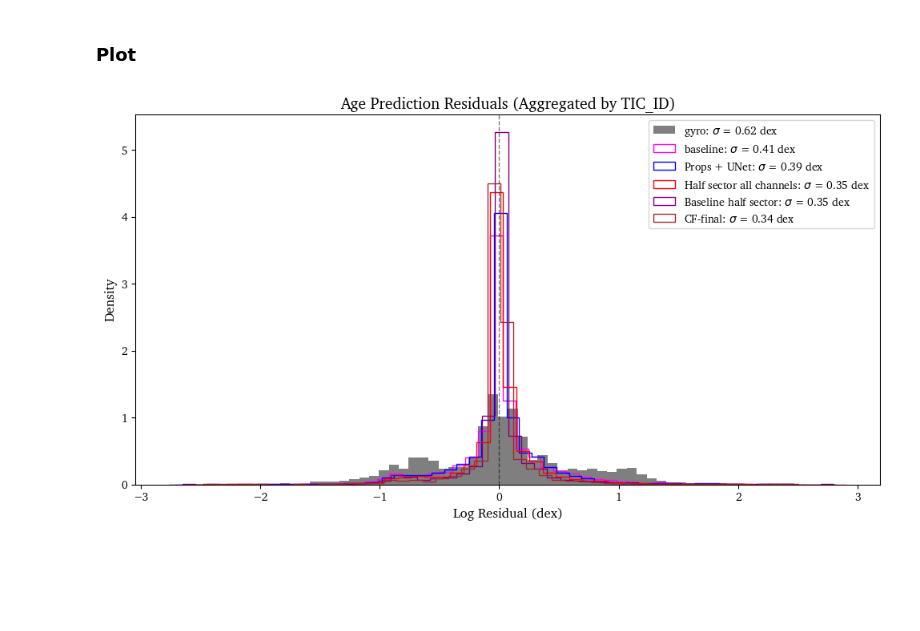
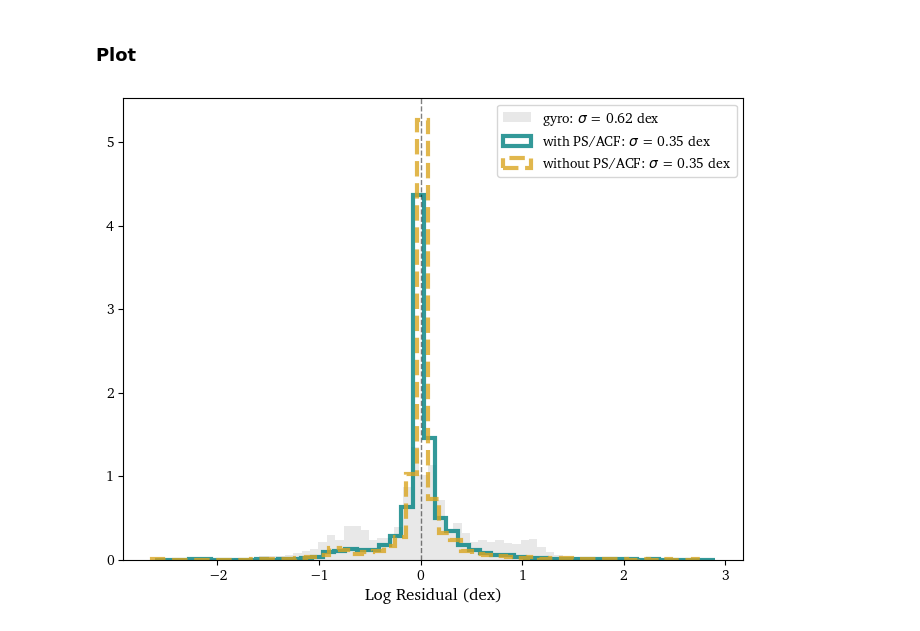
Before and after one commit to pvl19/lc-gen, a Jupyter notebook: notebooks/age_inference_analysis.ipynb, the cells around one changed output. Cells and saved outputs as stored; diff of their text form; code cells hidden in the pictures; blank space fills up the shorter version.

```diff
--- a/notebooks/age_inference_analysis.ipynb
+++ b/notebooks/age_inference_analysis.ipynb
@@ -36,31 +36,31 @@ scatter_cf_final = np.nanstd(cf_final['log_residual'])
 # %% [markdown]
 ### Plot
 # %%
-plt.figure(figsize=(12, 6))
+plt.figure(figsize=(8, 6))
 
-plt.hist(gyro['log_residual'], bins=50, alpha=0.5, label=r'gyro: $\sigma$ = {:.2f} dex'.format(scatter_gyro), color='black',density=True)
-plt.hist(baseline['log_residual'], bins=50, label=r'baseline: $\sigma$ = {:.2f} dex'.format(scatter_baseline), color='magenta',density=True,
-         histtype='step',edgecolor='magenta',linewidth=1, alpha=1)
+plt.hist(gyro['log_residual'], bins=50, alpha=0.5, label=r'gyro: $\sigma$ = {:.2f} dex'.format(scatter_gyro), color='lightgrey',density=True)
+# plt.hist(baseline['log_residual'], bins=50, label=r'baseline: $\sigma$ = {:.2f} dex'.format(scatter_baseline), color='magenta',density=True,
+#          histtype='step',edgecolor='magenta',linewidth=1, alpha=1)
 # plt.hist(unet['log_residual'], bins=50, label=r'UNet: $\sigma$ = {:.2f} dex'.format(scatter_unet), color='cyan',density=True,
 #          histtype='step',edgecolor='cyan',linewidth=1, alpha=1)
 # plt.hist(lw_conv['log_residual'], bins=50, label=r'Lightweight Conv: $\sigma$ = {:.2f} dex'.format(scatter_lw_conv), color='orange',density=True,
 #          histtype='step',edgecolor='orange',linewidth=1, alpha=1)
 # plt.hist(stellar_props['log_residual'], bins=50, label=r'Stellar Props: $\sigma$ = {:.2f} dex'.format(scatter_stellar_props), color='green',density=True,
 #          histtype='step',edgecolor='green',linewidth=1, alpha=1)
-plt.hist(props_unet['log_residual'], bins=50, label=r'Props + UNet: $\sigma$ = {:.2f} dex'.format(scatter_props_unet), color='blue',density=True,
-         histtype='step',edgecolor='blue',linewidth=1, alpha=1)
-plt.hist(long_curve['log_residual'], bins=50, label=r'Half sector all channels: $\sigma$ = {:.2f} dex'.format(scatter_long_curve), color='red',density=True,
-         histtype='step',edgecolor='red',linewidth=1, alpha=1)
-plt.hist(baseline_long['log_residual'], bins=50, label=r'Baseline half sector: $\sigma$ = {:.2f} dex'.format(scatter_baseline_long), color='purple',density=True,
-         histtype='step',edgecolor='purple',linewidth=1, alpha=1)
-plt.hist(cf_final['log_residual'], bins=50, label=r'CF-final: $\sigma$ = {:.2f} dex'.format(scatter_cf_final), color='brown',density=True,
-         histtype='step',edgecolor='brown',linewidth=1, alpha=1)
+# plt.hist(props_unet['log_residual'], bins=50, label=r'Props + UNet: $\sigma$ = {:.2f} dex'.format(scatter_props_unet), color='blue',density=True,
+#          histtype='step',edgecolor='blue',linewidth=1, alpha=1)
+plt.hist(long_curve['log_residual'], bins=50, label=r'with PS/ACF: $\sigma$ = {:.2f} dex'.format(scatter_long_curve), color='teal',density=True,
+         histtype='step',edgecolor='teal',linewidth=3, alpha=0.8)
+plt.hist(baseline_long['log_residual'], bins=50, label=r'without PS/ACF: $\sigma$ = {:.2f} dex'.format(scatter_baseline_long), color='goldenrod',density=True,
+         histtype='step',edgecolor='goldenrod',linewidth=3, alpha=0.8,linestyle='--')
+# plt.hist(cf_final['log_residual'], bins=50, label=r'CF-final: $\sigma$ = {:.2f} dex'.format(scatter_cf_final), color='brown',density=True,
+#          histtype='step',edgecolor='brown',linewidth=1, alpha=1)
 
 plt.xlabel('Log Residual (dex)', fontsize=12)
-plt.ylabel('Density', fontsize=12)
-plt.title('Age Prediction Residuals (Aggregated by TIC_ID)', fontsize=14)
+# plt.ylabel('Density', fontsize=12)
+# plt.title('Age Prediction Residuals (Aggregated by TIC_ID)', fontsize=14)
 plt.axvline(0, color='k', linestyle='--', linewidth=1, alpha=0.5)
 plt.legend()
 plt.show()
 # %% [output]
-[figure, old version]
+[figure, new version]
```
Also changed, not shown: 15 other files.
